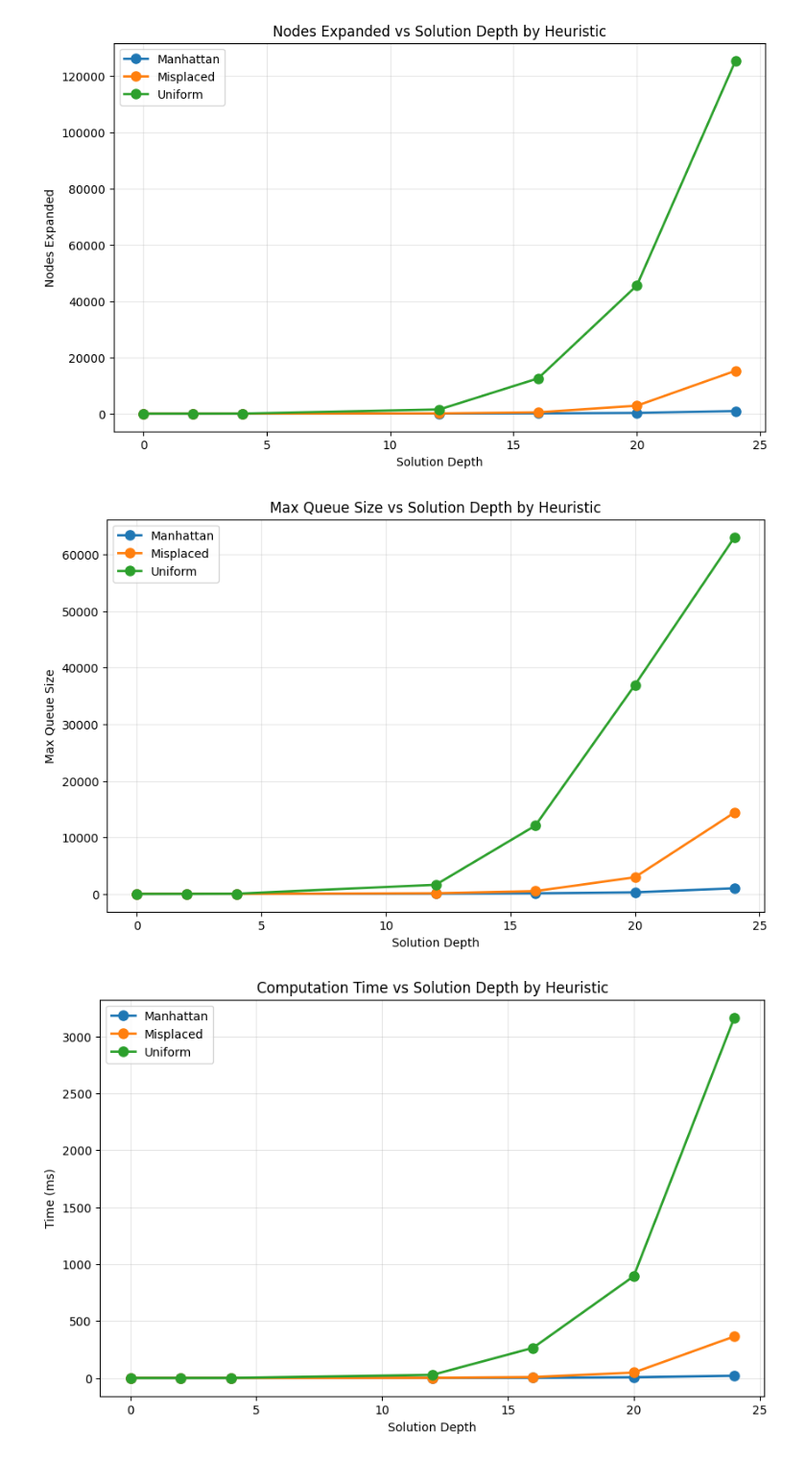
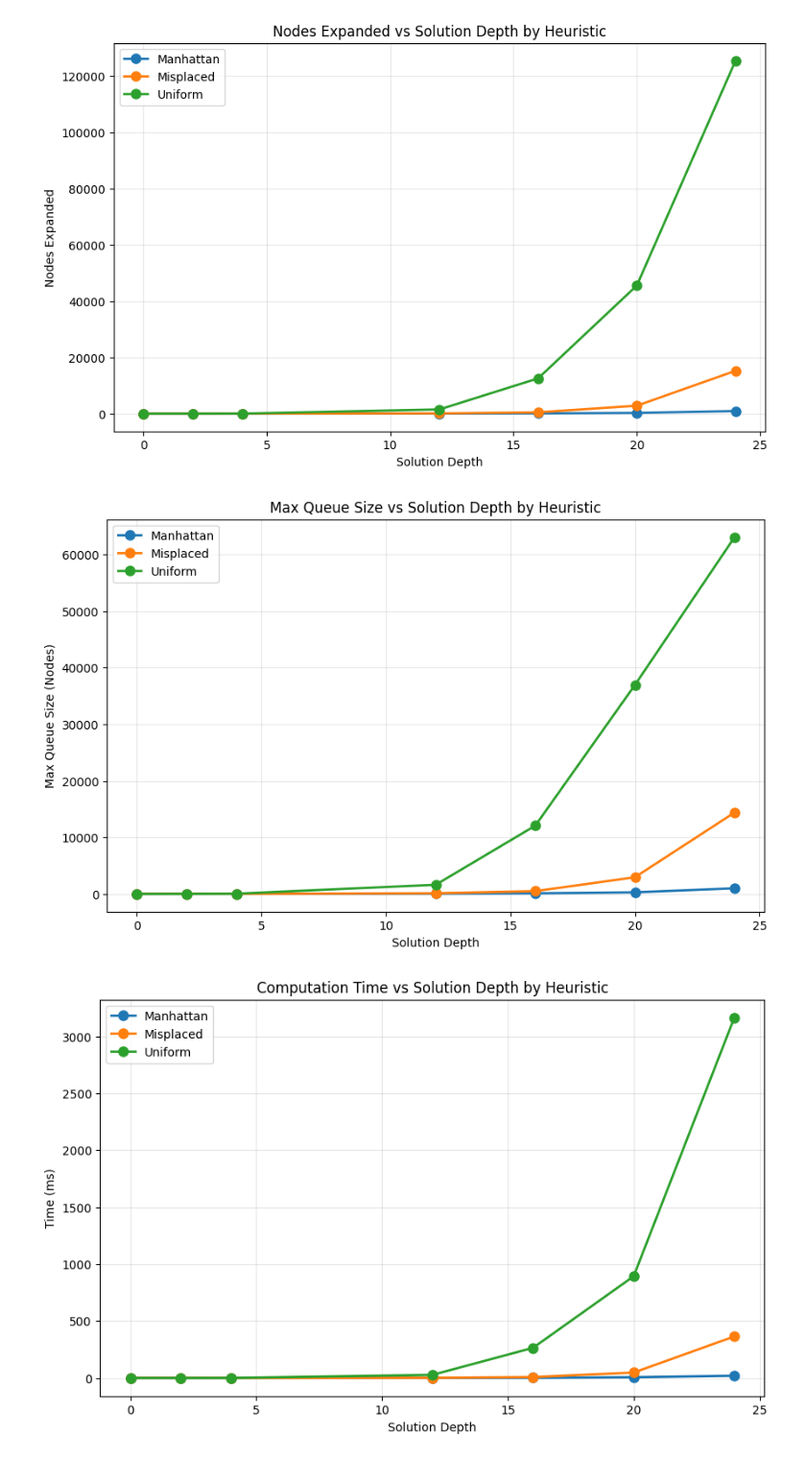
Before and after one commit to mooogy/a-star-eight-puzzle, a Jupyter notebook: eight_puzzle_analysis.ipynb, the cells around one changed output. Shown at 96% size. Drawn from its saved outputs; the diff is of its cells as text; code cells hidden in the pictures.

```diff
--- a/eight_puzzle_analysis.ipynb
+++ b/eight_puzzle_analysis.ipynb
@@ -62,17 +62,17 @@ plt.show()
 # %%
 plt.figure(figsize=(10, 6))
 for name, group in grouped_by_heur:
     plt.plot(group['max_depth'], group['max_queue_size'],
              marker='o', label=name, linewidth=2, markersize=8)
 
 plt.title('Max Queue Size vs Solution Depth by Heuristic')
 plt.xlabel('Solution Depth')
-plt.ylabel('Max Queue Size')
+plt.ylabel('Max Queue Size (Nodes)')
 plt.legend()
 plt.grid(True, alpha=0.3)
 plt.show()
 # %% [output]
-[figure, old version]
+[figure, new version]
 # %%
 plt.figure(figsize=(10, 6))
 for name, group in grouped_by_heur:
```
